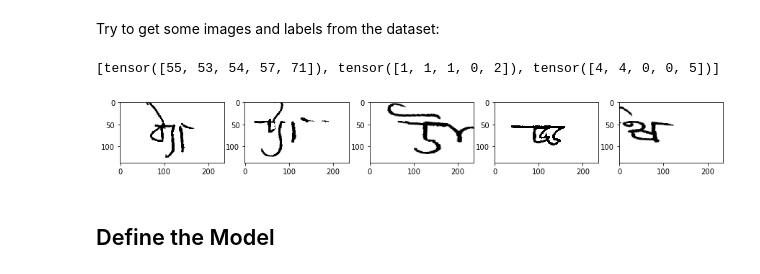
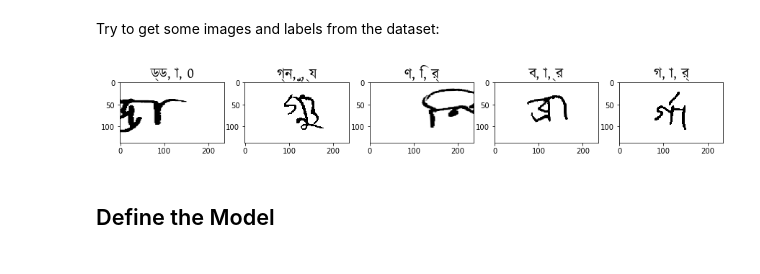
Before and after one commit to Lexie88rus/Bengali_AI_Competition, a Jupyter notebook: Bengali.AI Baseline Model.ipynb, the cells around one changed output. Drawn from its saved outputs; the diff is of its cells as text; code cells hidden in the pictures.

```diff
--- a/Bengali.AI Baseline Model.ipynb
+++ b/Bengali.AI Baseline Model.ipynb
@@ -53,7 +68,9 @@ train, test = load_images()
 # %% [markdown]
 ## Image Preprocessing and Augmentations
 # %%
-import torchvision
+# setup image hight and width
+HEIGHT = 137
+WIDTH = 236
 
 def threshold_image(img):
     '''
@@ -70,17 +87,23 @@ def train_transforms(p=.5):
     return albu.Compose([
         # compose the random cropping and random rotation
         albu.RandomSizedCrop(min_max_height=(int(HEIGHT // 1.1), HEIGHT), height = HEIGHT, width = WIDTH, p=p),
-        albu.Rotate(limit=5, p=p)
+        albu.Rotate(limit=5, p=p),
+        albu.Resize(height = HEIGHT, width = WIDTH)
     ], p=1.0)
+
+def valid_transforms(p=.5):
+    '''
+    Function returns the training pipeline of augmentations
+    '''
+    return albu.Compose([
+        # compose the random cropping and random rotation
+        albu.Resize(height = HEIGHT, width = WIDTH)
+    ], p=1.0)
 # %% [markdown]
 ## Define the Dataset
 # %% [markdown]
 Create the custom dataset:
 # %%
-# setup image hight and width
-HEIGHT = 137
-WIDTH = 236
-
 def get_image(idx, df, labels):
     '''
     Helper function to get the image and label from the training set
@@ -129,7 +152,8 @@ class BengaliDataset(Dataset):
         else:
             img, image_id = get_validation(idx, self.df_images)
             img = threshold_image(img)
-            return TF.to_tensor(img), image_id
+            aug = self.transforms(image = img)
+            return TF.to_tensor(aug['image']), image_id
 # %% [markdown]
 Try to get some images and labels from the dataset:
 # %%
@@ -139,15 +163,27 @@ sample_trainloader = DataLoader(train_dataset, batch_size=5, shuffle=True, num_w
 # %%
 # plot sample train data
 for img, labels in sample_trainloader:
-    print(labels)
+
     fig, axs = plt.subplots(1, img.shape[0], figsize=(15,10))
     for i in range(0, img.shape[0]):
         axs[i].imshow(TF.to_pil_image(img[i].reshape(HEIGHT, WIDTH)), cmap='gray')
 
+        prop = FontProperties()
+        prop.set_file('./kalpurush.ttf')
+        grapheme_root = class_map[(class_map.component_type == 'grapheme_root') \
+                                  & (class_map.label == int(labels[0][i]))].component.values[0]
+
+        vowel_diacritic = class_map[(class_map.component_type == 'vowel_diacritic') \
+                                  & (class_map.label == int(labels[1][i]))].component.values[0]
+
+        consonant_diacritic = class_map[(class_map.component_type == 'consonant_diacritic') \
+                                  & (class_map.label == int(labels[2][i]))].component.values[0]
+
+        axs[i].set_title('{}, {}, {}'.format(grapheme_root, vowel_diacritic, consonant_diacritic),
+                         fontproperties=prop, fontsize=20)
     break;
 # %% [output]
-[tensor([55, 53, 54, 57, 71]), tensor([1, 1, 1, 0, 2]), tensor([4, 4, 0, 0, 5])]
-[figure, old version]
+[figure, new version]
 # %% [markdown]
 ## Define the Model
 # %% [markdown]
```
Also changed, not shown: parts of 19 cells of this notebook.
